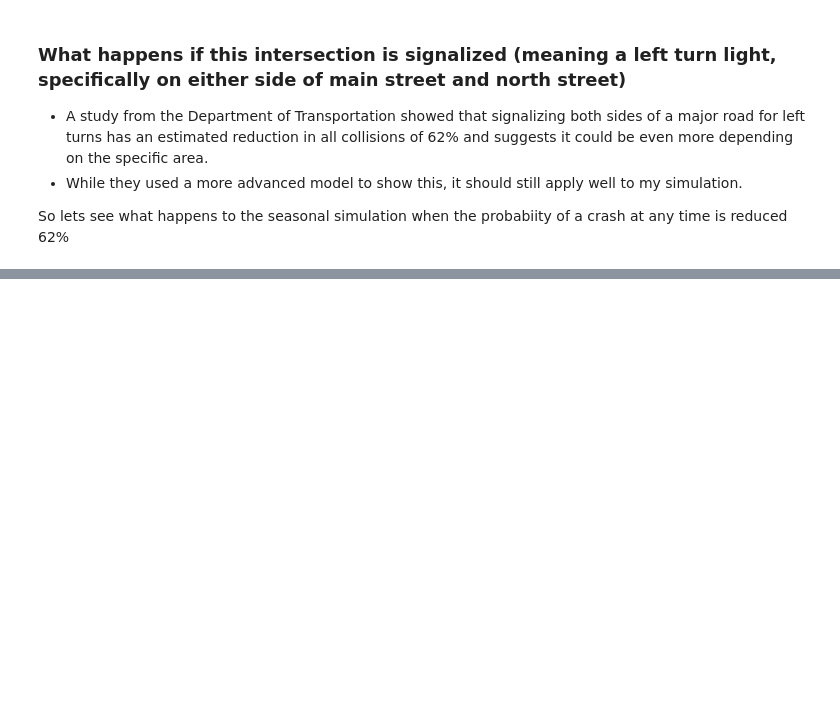
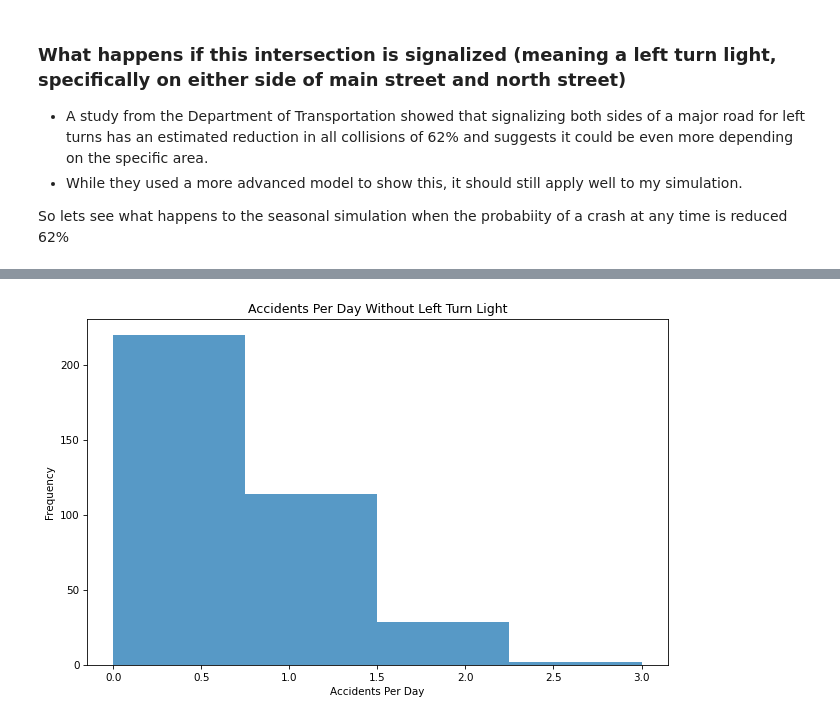
Before and after one commit to jonburns2454/DATA-604, a Jupyter notebook: FINAL PROJECT/final_project_JBurns.ipynb, the cells around one changed output, grey strips where cells are left out. Saved outputs shown, nothing was run; the diff lists cells and outputs as text; code cells hidden in the pictures; blank space fills up the shorter version.

```diff
--- a/FINAL PROJECT/final_project_JBurns.ipynb
+++ b/FINAL PROJECT/final_project_JBurns.ipynb
@@ -603,0 +192,16 @@ plt.show()
+# %%
+import seaborn as sns
+import matplotlib.pyplot as plt
+import pandas as pd
+plt.figure(figsize=(10, 6))
+no_light_df = pd.DataFrame(accidents_without_left_turn_light, columns=['accidents_without_left_turn_light'])
+# Create the histogram
+plt.hist(no_light_df['accidents_without_left_turn_light'], bins=4, alpha=0.75)
+plt.xlabel('Accidents Per Day')
+plt.ylabel('Frequency')
+plt.title('Accidents Per Day Without Left Turn Light')
+
+# Display the plot
+plt.show()
+# %% [output]
+[figure, added]
```
Also changed, not shown: parts of 20 cells of this notebook.
